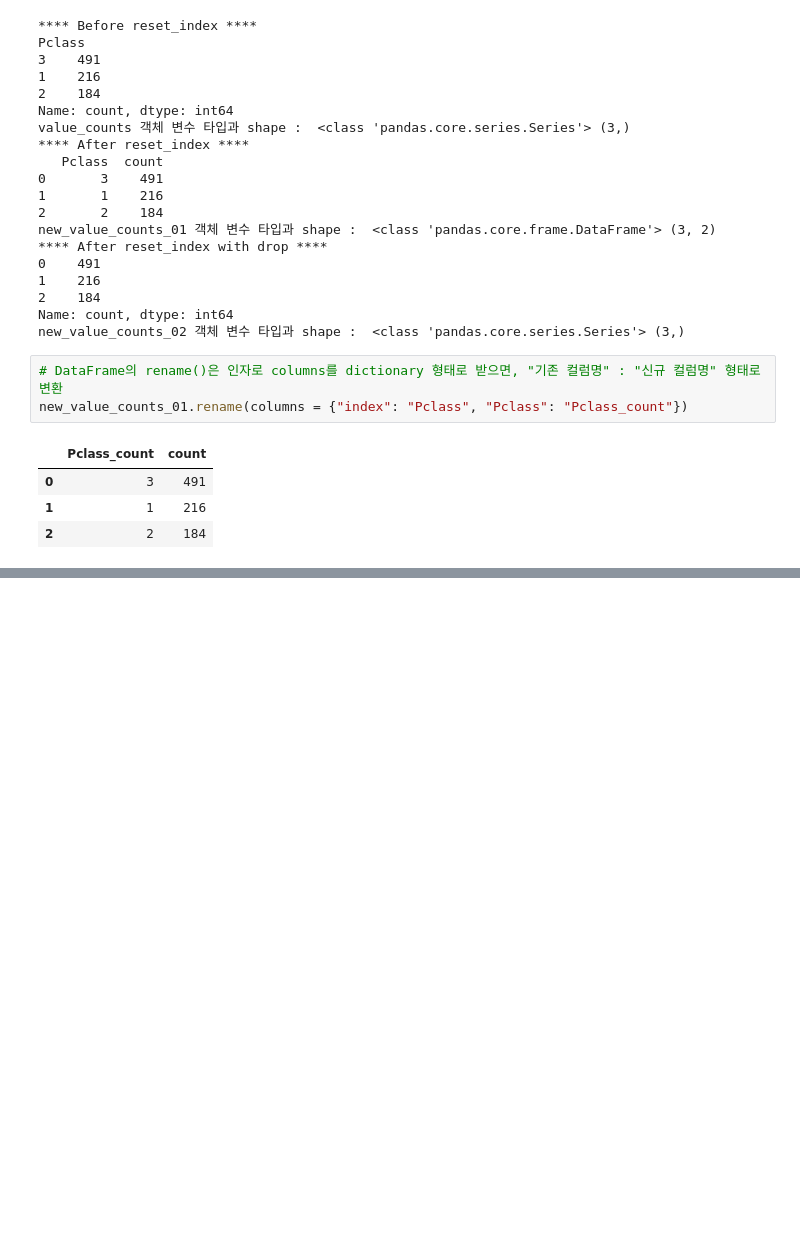
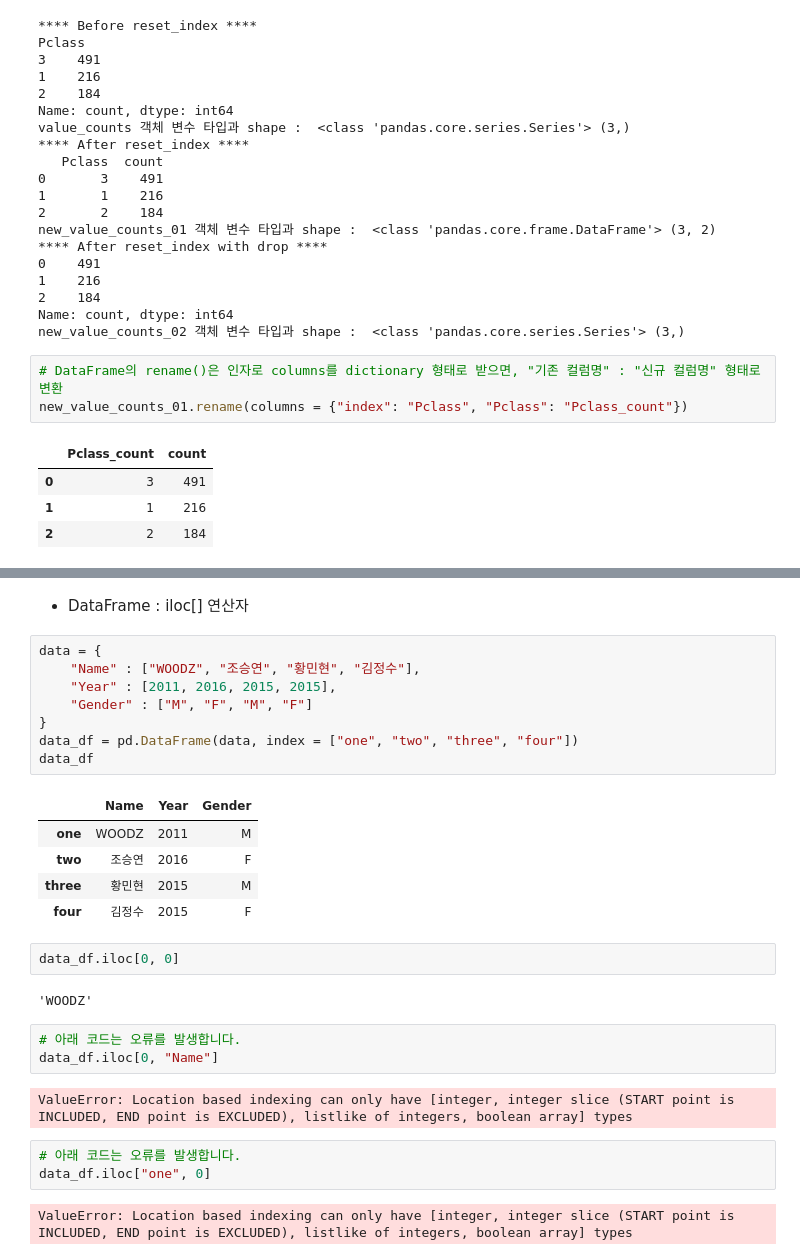
Before and after one commit to Ahram-Jeong/python-ml, a Jupyter notebook: 1_numpy-pandas/1.2_pandas.ipynb, the cells around one changed output, grey strips where cells are left out. Saved outputs shown, nothing was run; the diff lists cells and outputs as text; blank space fills up the shorter version.

Commit message:
20241120 - Pandas : 데이터 인덱싱과 필터링_iloc[]

```diff
--- a/1_numpy-pandas/1.2_pandas.ipynb
+++ b/1_numpy-pandas/1.2_pandas.ipynb
@@ -567,0 +619,30 @@ new_value_counts_01.rename(columns = {"index": "Pclass", "Pclass": "Pclass_count
+# %% [markdown]
+- DataFrame : iloc[] 연산자
+# %%
+data = {
+    "Name" : ["WOODZ", "조승연", "황민현", "김정수"],
+    "Year" : [2011, 2016, 2015, 2015],
+    "Gender" : ["M", "F", "M", "F"]
+}
+data_df = pd.DataFrame(data, index = ["one", "two", "three", "four"])
+data_df
+# %% [output]
+|  | Name | Year | Gender |
+| one | WOODZ | 2011 | M |
+| two | 조승연 | 2016 | F |
+| three | 황민현 | 2015 | M |
+| four | 김정수 | 2015 | F |
+# %%
+data_df.iloc[0, 0]
+# %% [output]
+'WOODZ'
+# %%
+# 아래 코드는 오류를 발생합니다.
+data_df.iloc[0, "Name"]
+# %% [output]
+ValueError: Location based indexing can only have [integer, integer slice (START point is INCLUDED, END point is EXCLUDED), listlike of integers, boolean array] types
+# %%
+# 아래 코드는 오류를 발생합니다.
+data_df.iloc["one", 0]
+# %% [output]
+ValueError: Location based indexing can only have [integer, integer slice (START point is INCLUDED, END point is EXCLUDED), listlike of integers, boolean array] types
```
Also changed, not shown: parts of 8 cells of this notebook.
